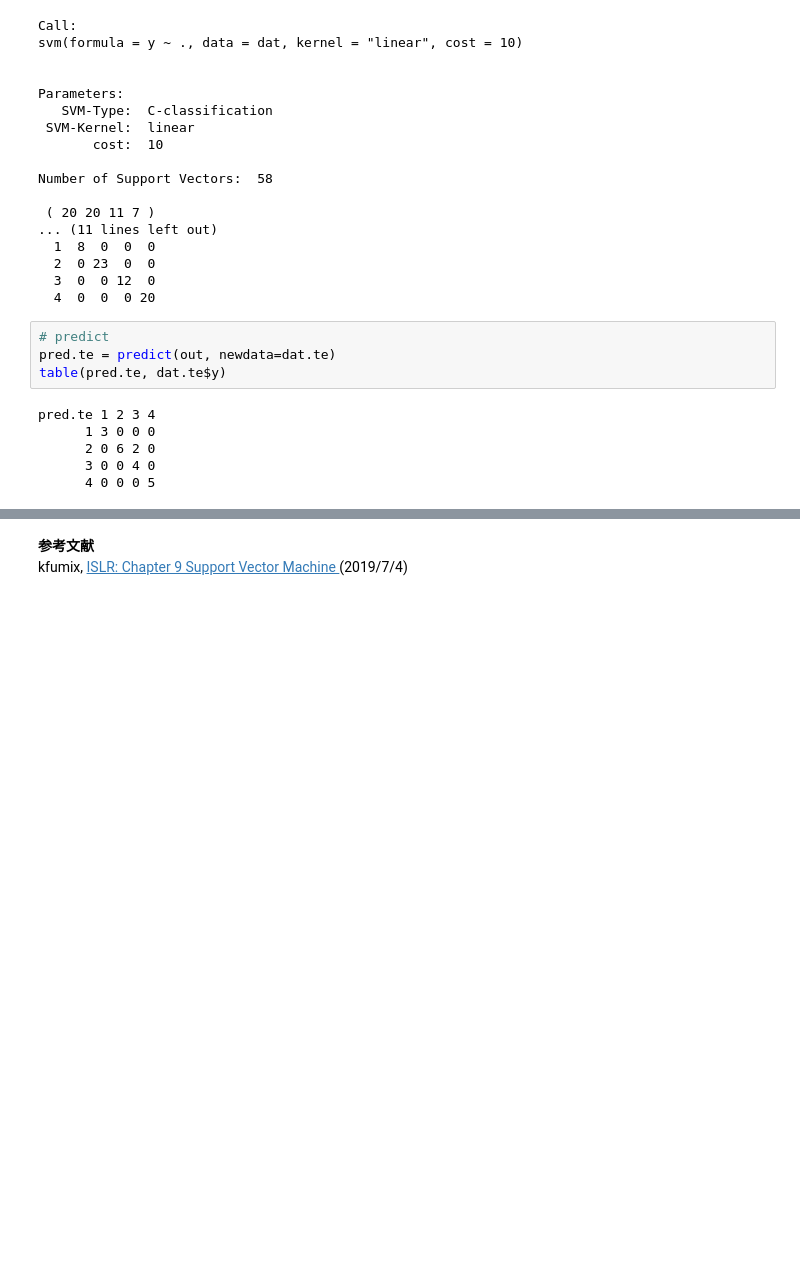
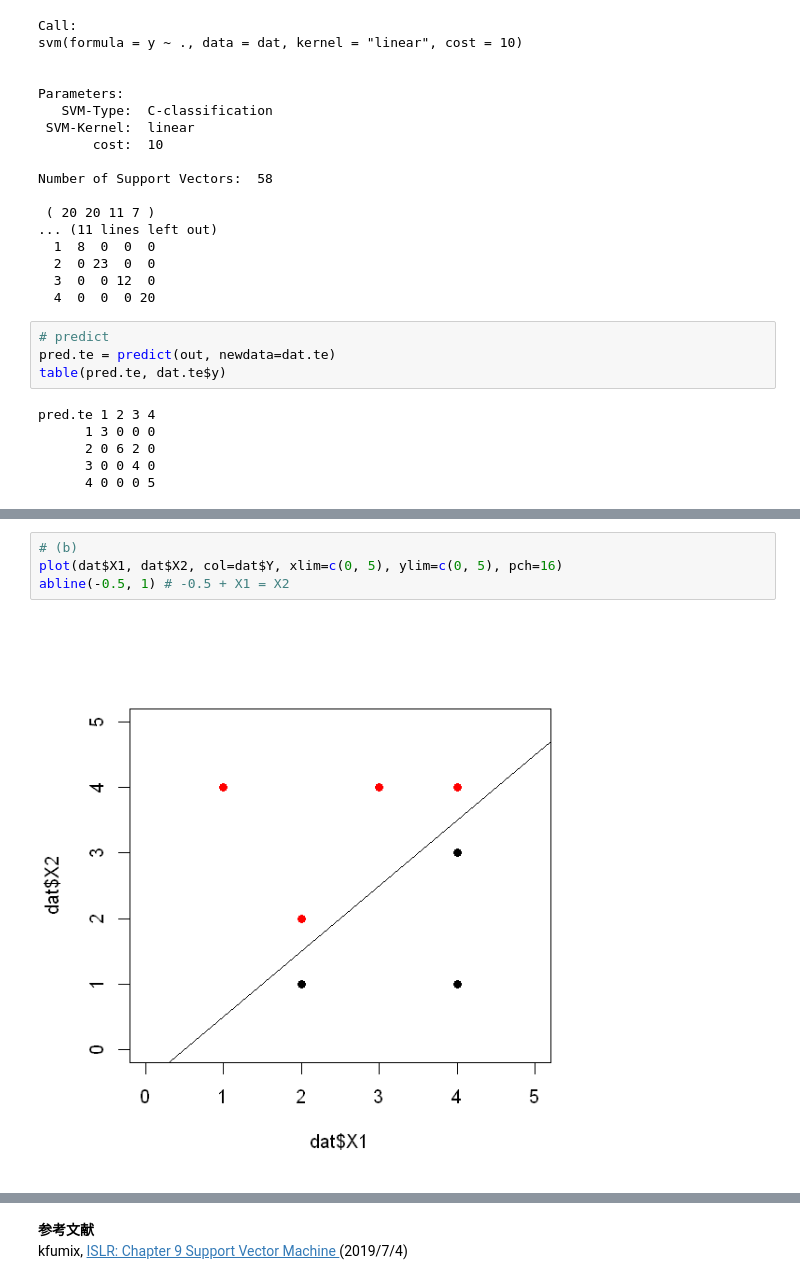
Before and after one commit to yellowmeteor/met_python.github.io, a Jupyter notebook: ISLR/9_Support_Vector_Machines.ipynb, the cells around one changed output, grey strips where cells are left out. Saved outputs shown, nothing was run; the diff lists cells and outputs as text; blank space fills up the shorter version.

```diff
--- a/ISLR/9_Support_Vector_Machines.ipynb
+++ b/ISLR/9_Support_Vector_Machines.ipynb
@@ -478,0 +521,6 @@ par(add=T)
+# %%
+# (b)
+plot(dat$X1, dat$X2, col=dat$Y, xlim=c(0, 5), ylim=c(0, 5), pch=16)
+abline(-0.5, 1) # -0.5 + X1 = X2
+# %% [output]
+[figure, added]
```
Also changed, not shown: parts of 16 cells of this notebook.
